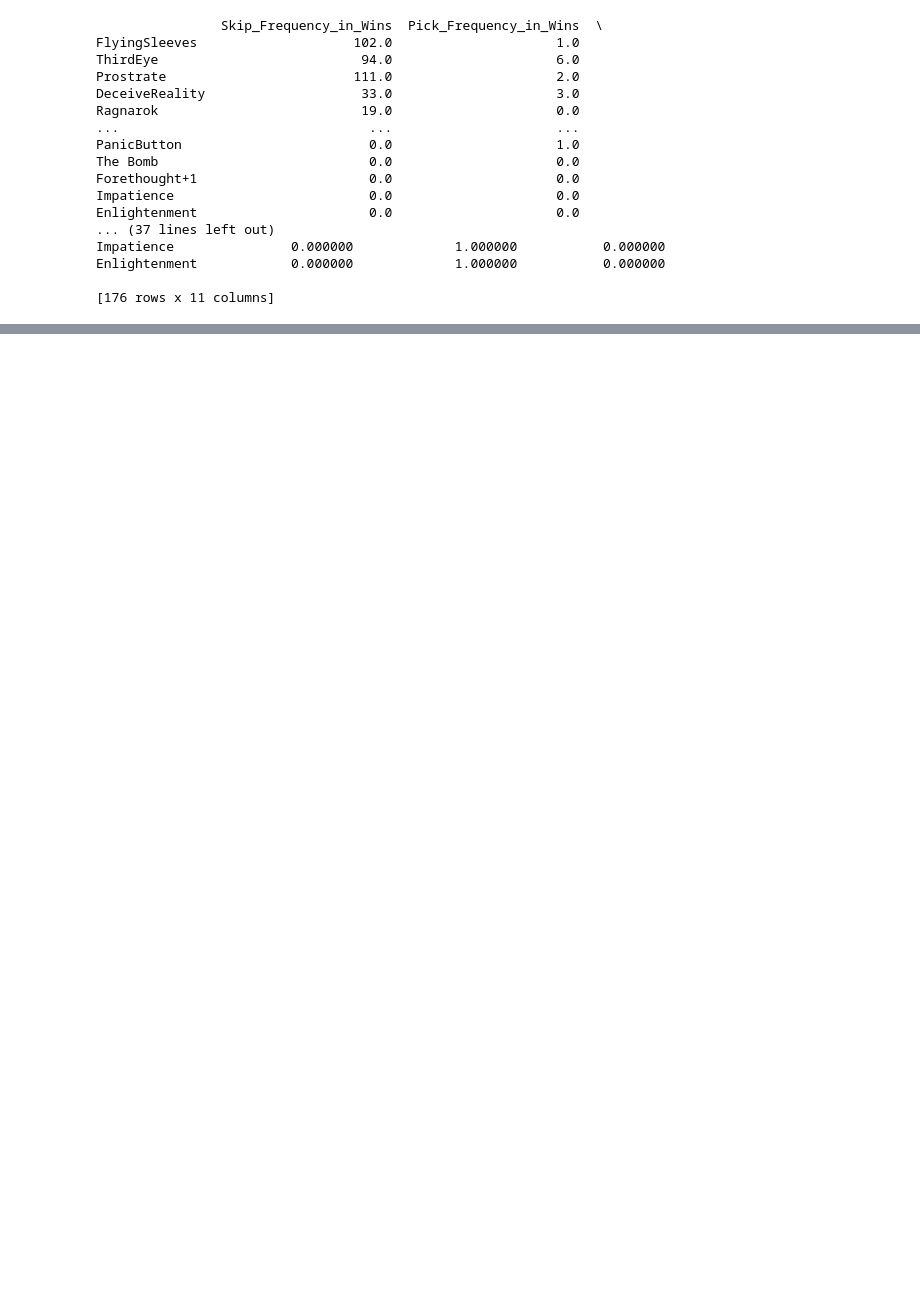
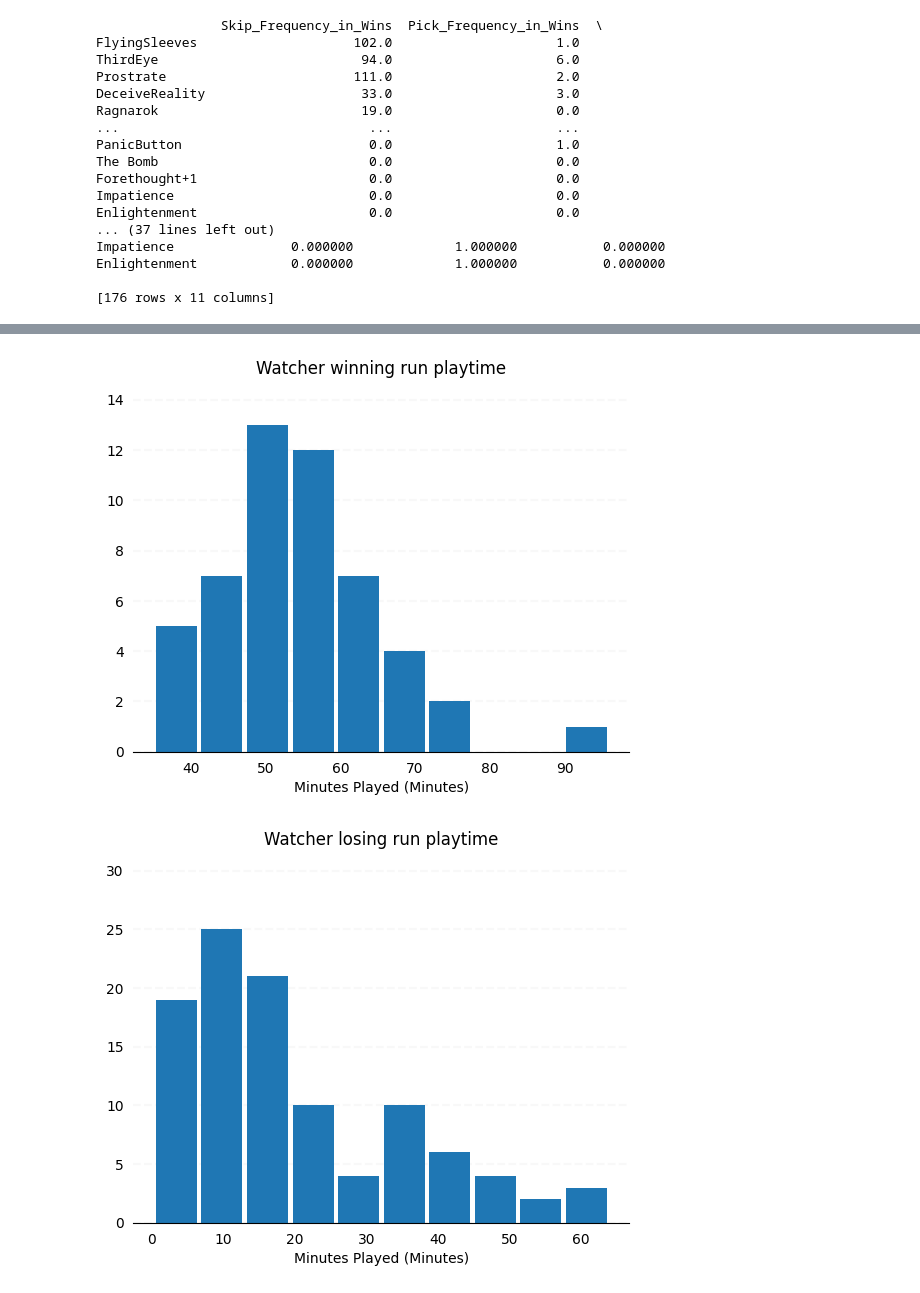
Before and after one commit to yuelongzheng/SlayTheSpire, a Jupyter notebook: Analysis.ipynb, the cells around one changed output, grey strips where cells are left out. Saved outputs shown, nothing was run; the diff lists cells and outputs as text; code cells hidden in the pictures; blank space fills up the shorter version.

```diff
--- a/Analysis.ipynb
+++ b/Analysis.ipynb
@@ -878,0 +942,5 @@ Enlightenment            0.000000             1.000000           0.000000
+# %%
+get_playtime_by_char("WATCHER")
+# %% [output]
+[figure, added]
+[figure, added]
```
Also changed, not shown: parts of 49 cells of this notebook.
